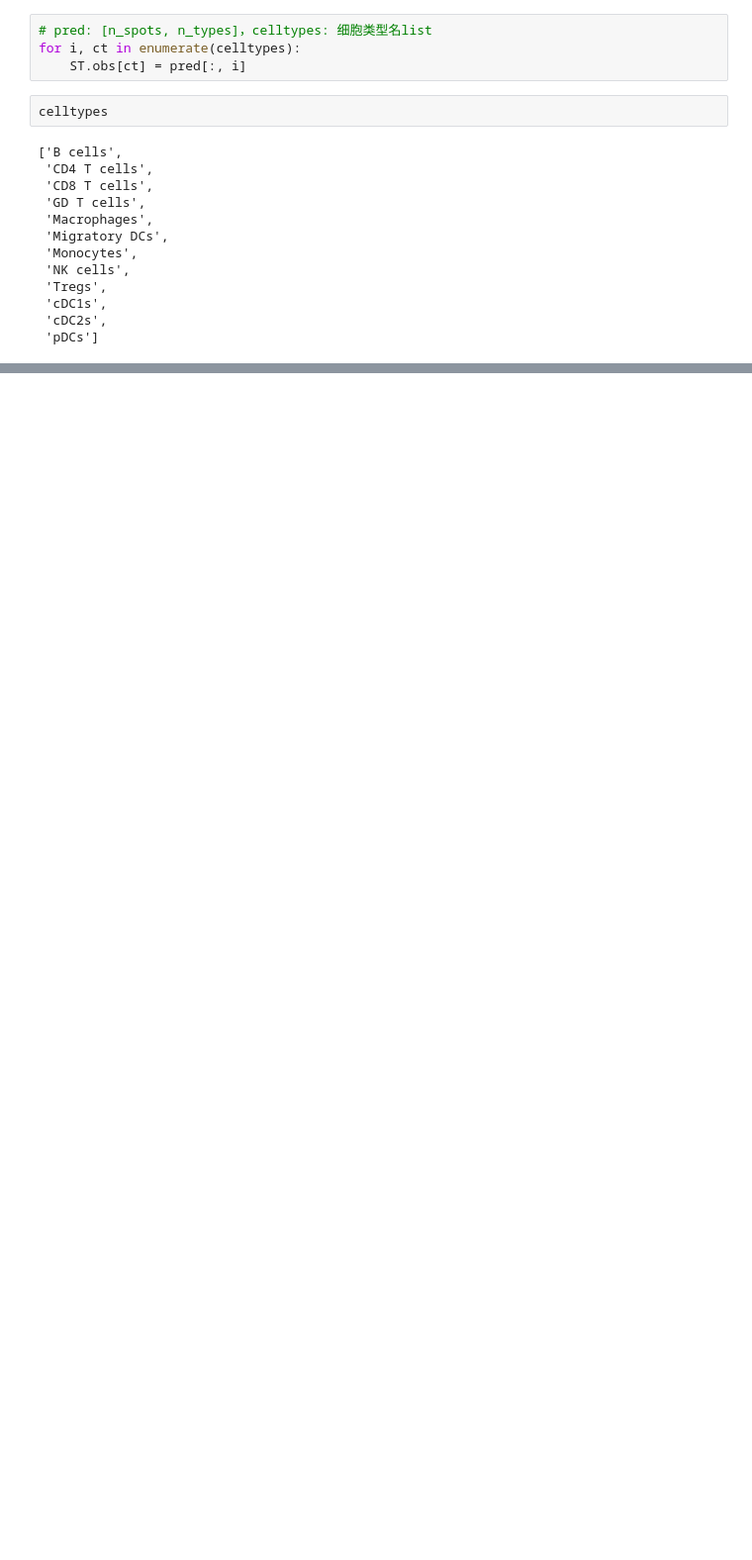
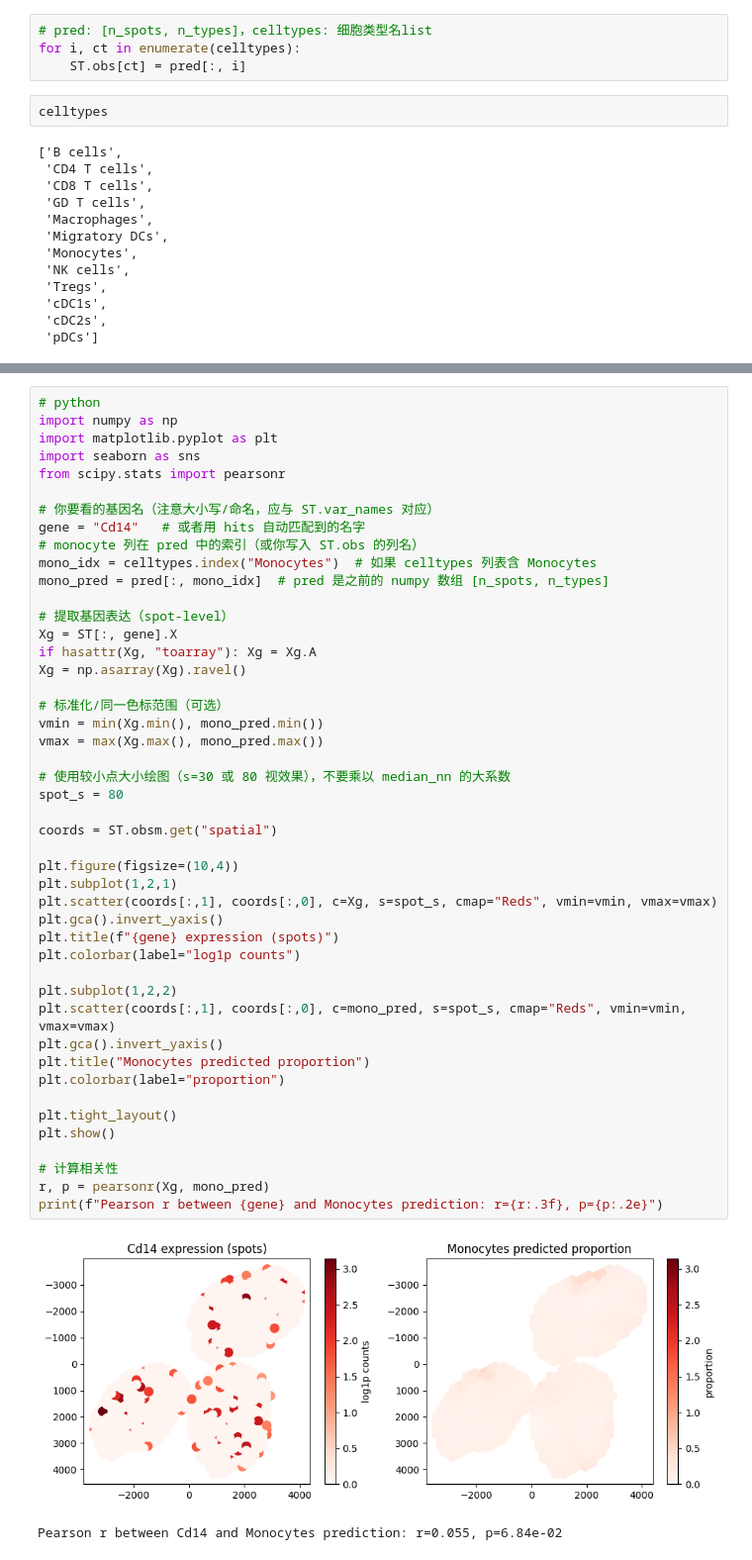
Before and after one commit to 11e11/myselftest, a Jupyter notebook: myval_claude.ipynb, the cells around one changed output, grey strips where cells are left out. Shown at 99% size. Cells and saved outputs as stored; diff of their text form; blank space fills up the shorter version.

```diff
--- a/myval_claude.ipynb
+++ b/myval_claude.ipynb
@@ -486,0 +442,49 @@ sc.pl.embedding(
+# %%
+# python
+import numpy as np
+import matplotlib.pyplot as plt
+import seaborn as sns
+from scipy.stats import pearsonr
+
+# 你要看的基因名（注意大小写/命名，应与 ST.var_names 对应）
+gene = "Cd14"   # 或者用 hits 自动匹配到的名字
+# monocyte 列在 pred 中的索引（或你写入 ST.obs 的列名）
+mono_idx = celltypes.index("Monocytes")  # 如果 celltypes 列表含 Monocytes
+mono_pred = pred[:, mono_idx]  # pred 是之前的 numpy 数组 [n_spots, n_types]
+
+# 提取基因表达（spot-level）
+Xg = ST[:, gene].X
+if hasattr(Xg, "toarray"): Xg = Xg.A
+Xg = np.asarray(Xg).ravel()
+
+# 标准化/同一色标范围（可选）
+vmin = min(Xg.min(), mono_pred.min())
+vmax = max(Xg.max(), mono_pred.max())
+
+# 使用较小点大小绘图（s=30 或 80 视效果），不要乘以 median_nn 的大系数
+spot_s = 80
+
+coords = ST.obsm.get("spatial")
+
+plt.figure(figsize=(10,4))
+plt.subplot(1,2,1)
+plt.scatter(coords[:,1], coords[:,0], c=Xg, s=spot_s, cmap="Reds", vmin=vmin, vmax=vmax)
+plt.gca().invert_yaxis()
+plt.title(f"{gene} expression (spots)")
+plt.colorbar(label="log1p counts")
+
+plt.subplot(1,2,2)
+plt.scatter(coords[:,1], coords[:,0], c=mono_pred, s=spot_s, cmap="Reds", vmin=vmin, vmax=vmax)
+plt.gca().invert_yaxis()
+plt.title("Monocytes predicted proportion")
+plt.colorbar(label="proportion")
+
+plt.tight_layout()
+plt.show()
+
+# 计算相关性
+r, p = pearsonr(Xg, mono_pred)
+print(f"Pearson r between {gene} and Monocytes prediction: r={r:.3f}, p={p:.2e}")
+# %% [output]
+[figure, added]
+Pearson r between Cd14 and Monocytes prediction: r=0.055, p=6.84e-02
```
Also changed, not shown: parts of 15 cells of this notebook, 2 other files.
